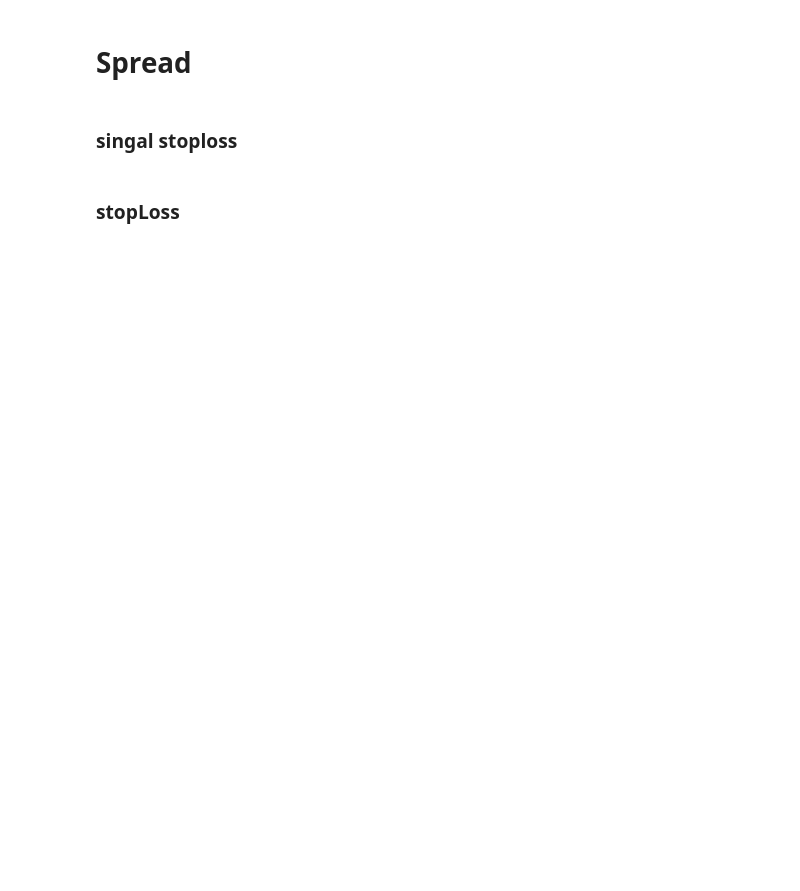
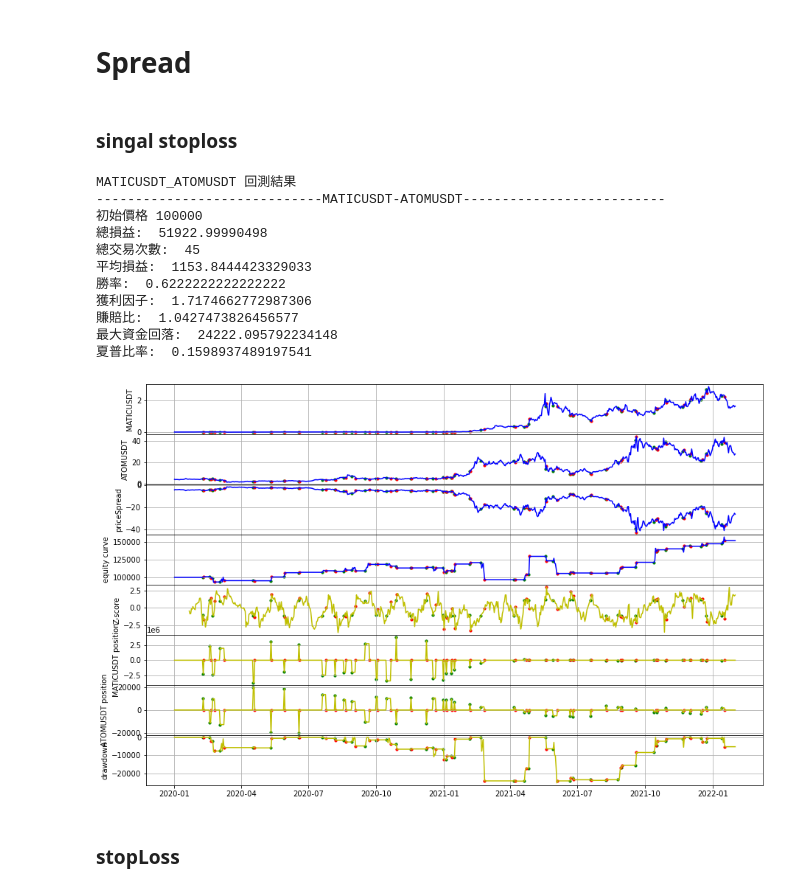
Before and after one commit to jochien889/backtrading, a Jupyter notebook: pairTrade_demo.ipynb, the cells around one changed output. Saved outputs shown, nothing was run; the diff lists cells and outputs as text; code cells hidden in the pictures; blank space fills up the shorter version.

```diff
--- a/pairTrade_demo.ipynb
+++ b/pairTrade_demo.ipynb
@@ -101,11 +148,24 @@ A.pplot()
 # %%
 # for i in result_list[:1]:
 # df1 = df[[i[0], i[1]]]
 df1 = df[['MATICUSDT', 'ATOMUSDT']]
 A = pairTrade(df1)
-A.indicator(tradeType = 'spread')
+A.indicator(tradeType = 'priceSpread')
 A.strategy(strategyType = 'divergence', actionType = 'amount', entry = 1, exit = 0.2, signalStopLoss = 1.2)
 A.pplot()
+# %% [output]
+MATICUSDT_ATOMUSDT 回測結果
+-----------------------------MATICUSDT-ATOMUSDT--------------------------
+初始價格 100000
+總損益:  51922.99990498
+總交易次數:  45
+平均損益:  1153.8444423329033
+勝率:  0.6222222222222222
+獲利因子:  1.7174662772987306
+賺賠比:  1.0427473826456577
+最大資金回落:  24222.095792234148
+夏普比率:  0.1598937489197541
+[figure, added]
 # %% [markdown]
 ### stopLoss
 # %%
```
Also changed, not shown: parts of 20 cells of this notebook, 2 other files.
